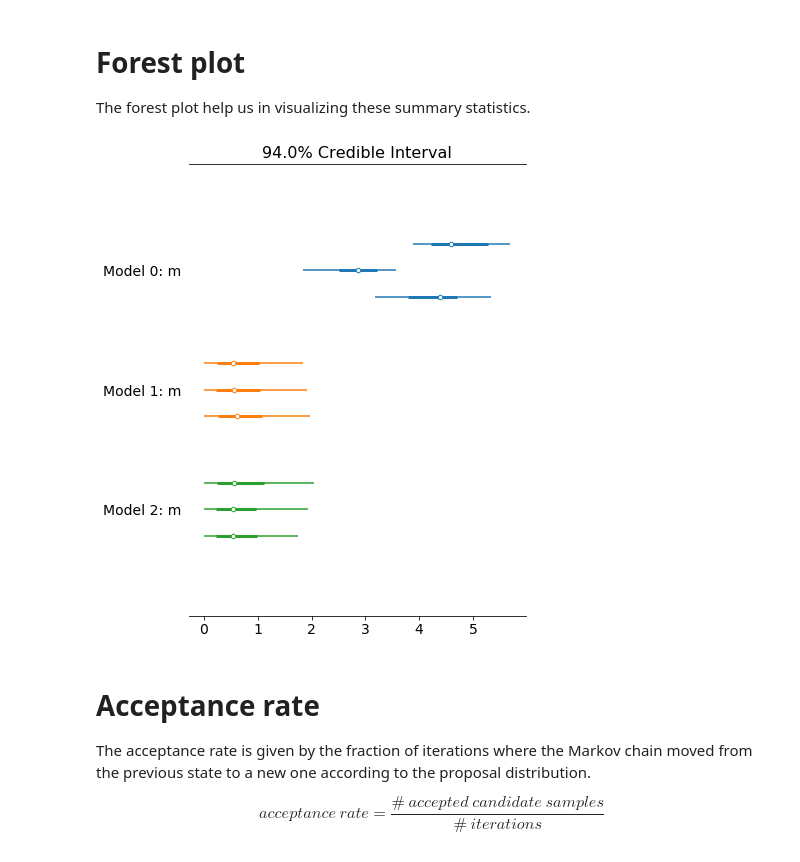
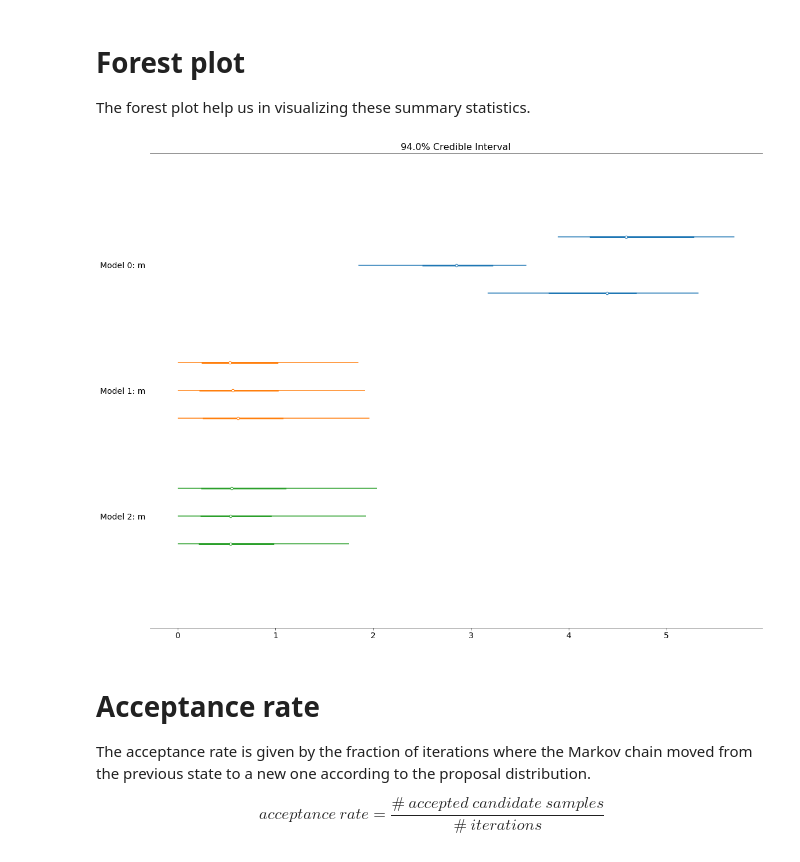
Before and after one commit to fcastagna/mcmc_convergence, a Jupyter notebook: try.ipynb, the cells around one changed output. Cells and saved outputs as stored; diff of their text form; code cells hidden in the pictures.

```diff
--- a/try.ipynb
+++ b/try.ipynb
@@ -111,6 +117,7 @@ def numerator(x):
 def posterior(x):
     return numerator(x)/quad(numerator, 0., 10.)[0]
 x = np.arange(0., 10., .001)
+plt.rcParams["figure.figsize"] = (16, 12)
 plt.plot(x, posterior(x), 'g')
 plt.xlim(0, 4)
 plt.legend(('94% HPD', 'analytical', 'simulated'))
@@ -139,10 +146,10 @@ pm.summary(t_3, var_names=['m'])
 # Forest plot
 The forest plot help us in visualizing these summary statistics.
 # %%
-pm.forestplot([t_1, t_2, t_3])
+pm.forestplot([t_1, t_2, t_3], figsize=(16, 12))
 pass
 # %% [output]
-[figure, old version]
+[figure, new version]
 # %% [markdown]
 # Acceptance rate
 The acceptance rate is given by the fraction of iterations where the Markov chain moved from the previous state to a new one according to the proposal distribution.
```
Also changed, not shown: parts of 16 cells of this notebook.
